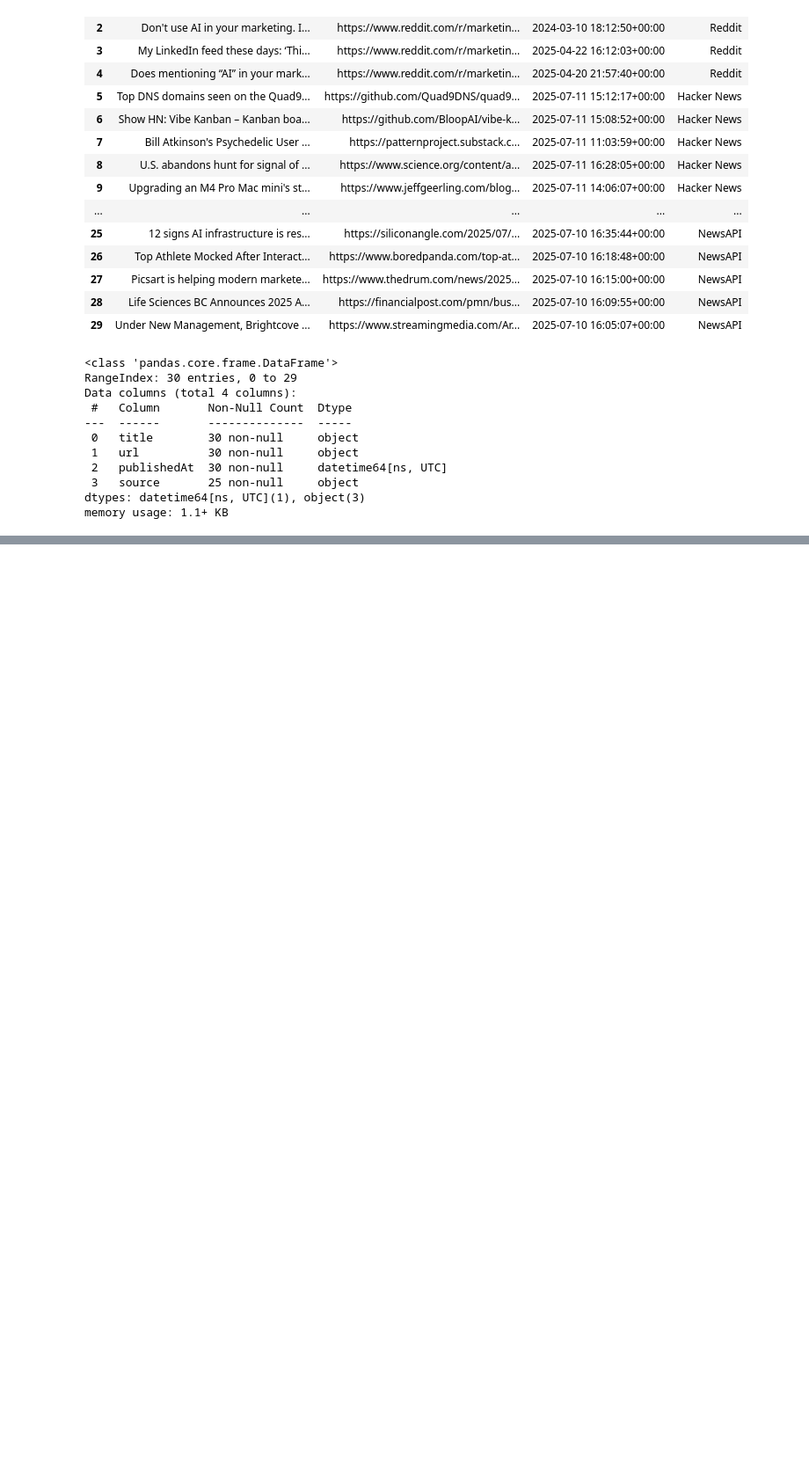
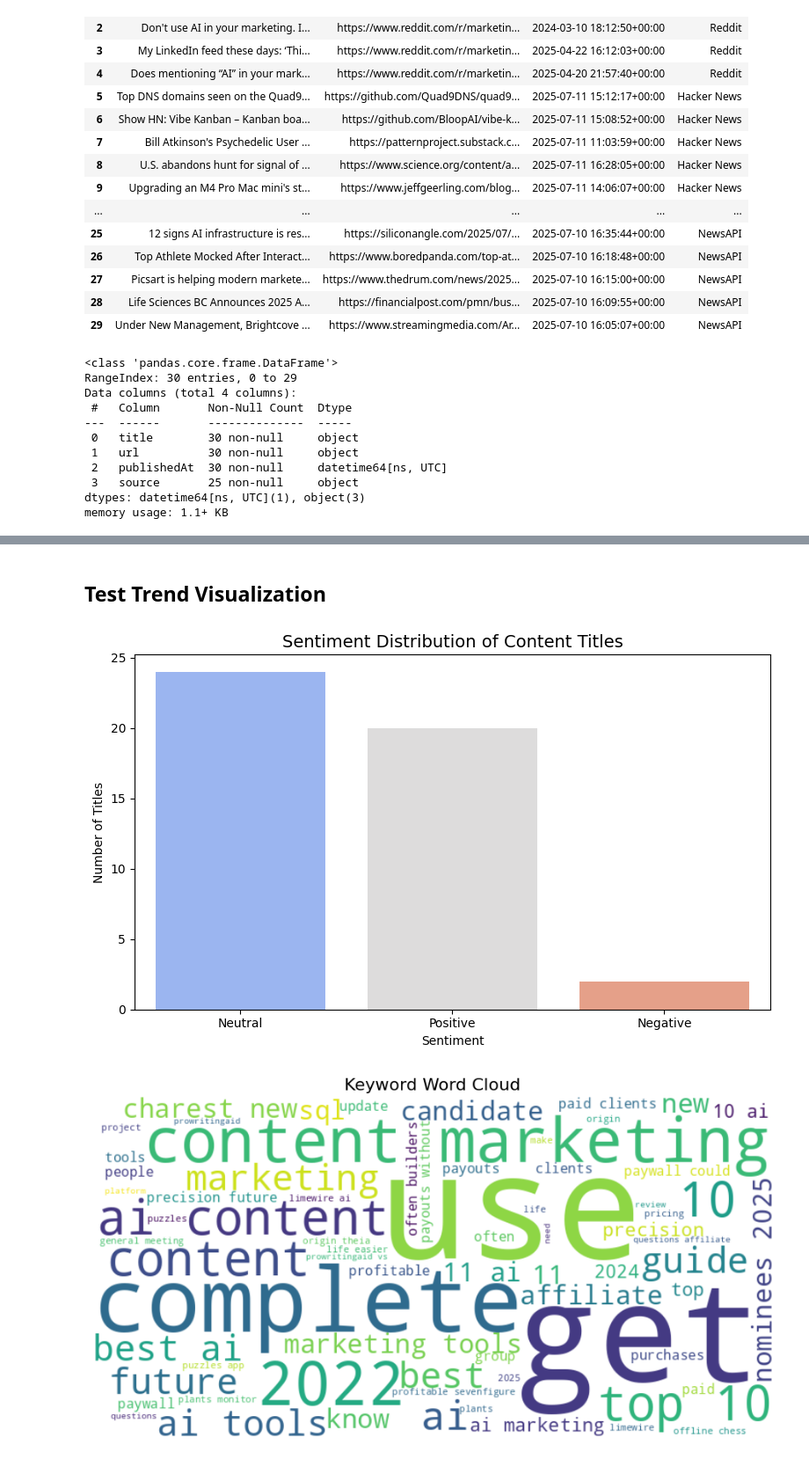
Before and after one commit to vinovator/content-marketing-agent, a Jupyter notebook: notebooks/04_ui_planning.ipynb, the cells around one changed output, grey strips where cells are left out. Shown at 88% size. Cells and saved outputs as stored; diff of their text form; code cells hidden in the pictures; blank space fills up the shorter version.

Commit message:
Updated analyzers files

```diff
--- a/notebooks/04_ui_planning.ipynb
+++ b/notebooks/04_ui_planning.ipynb
@@ -253,0 +277,15 @@ memory usage: 1.1+ KB
+# %% [markdown]
+## Test Trend Visualization
+# %%
+from src.analyzers.trend_sentiment_analyzer import analyze_trends_and_sentiment
+from src.analyzers.trend_viz import plot_sentiment_distribution, plot_top_keywords, plot_wordcloud, plot_clusters
+
+result_df, reduced_embeddings = analyze_trends_and_sentiment()
+
+plot_sentiment_distribution(result_df)
+plot_wordcloud(result_df)
+plot_top_keywords(result_df)
+plot_clusters(result_df, reduced_embeddings)
+# %% [output]
+[figure, added]
+[figure, added]
```
Also changed, not shown: parts of 4 cells of this notebook, 2 other files.
